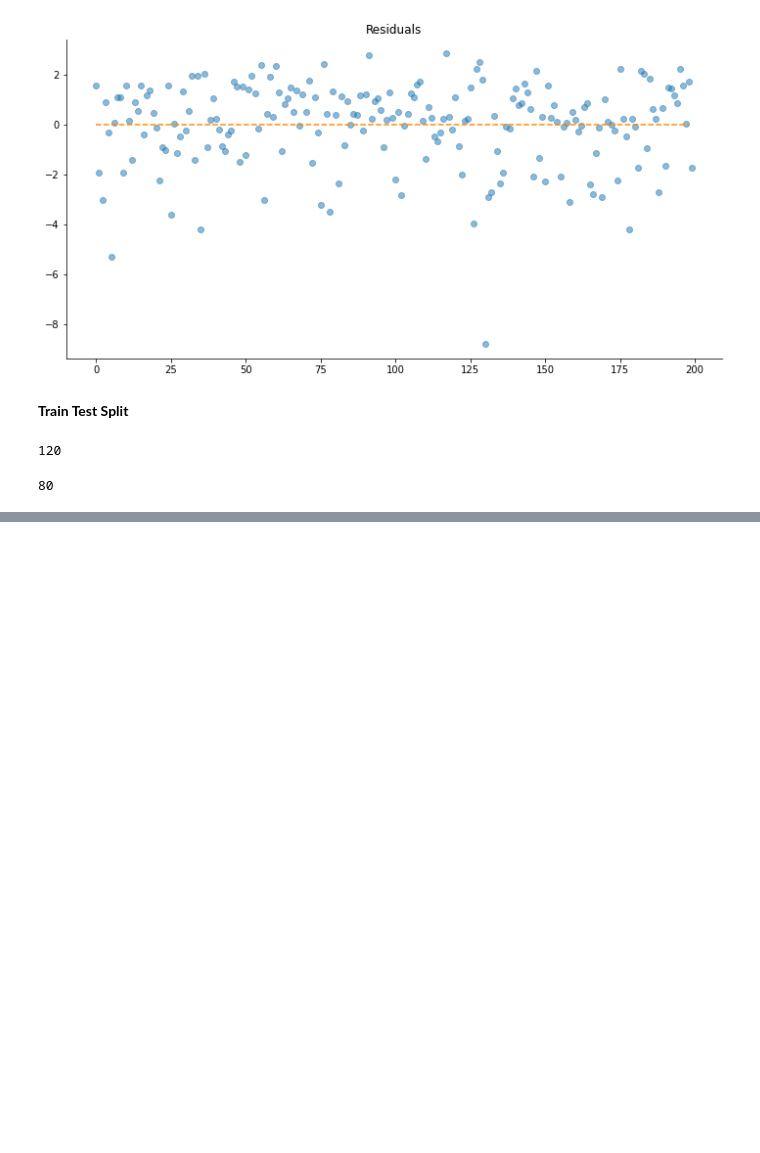
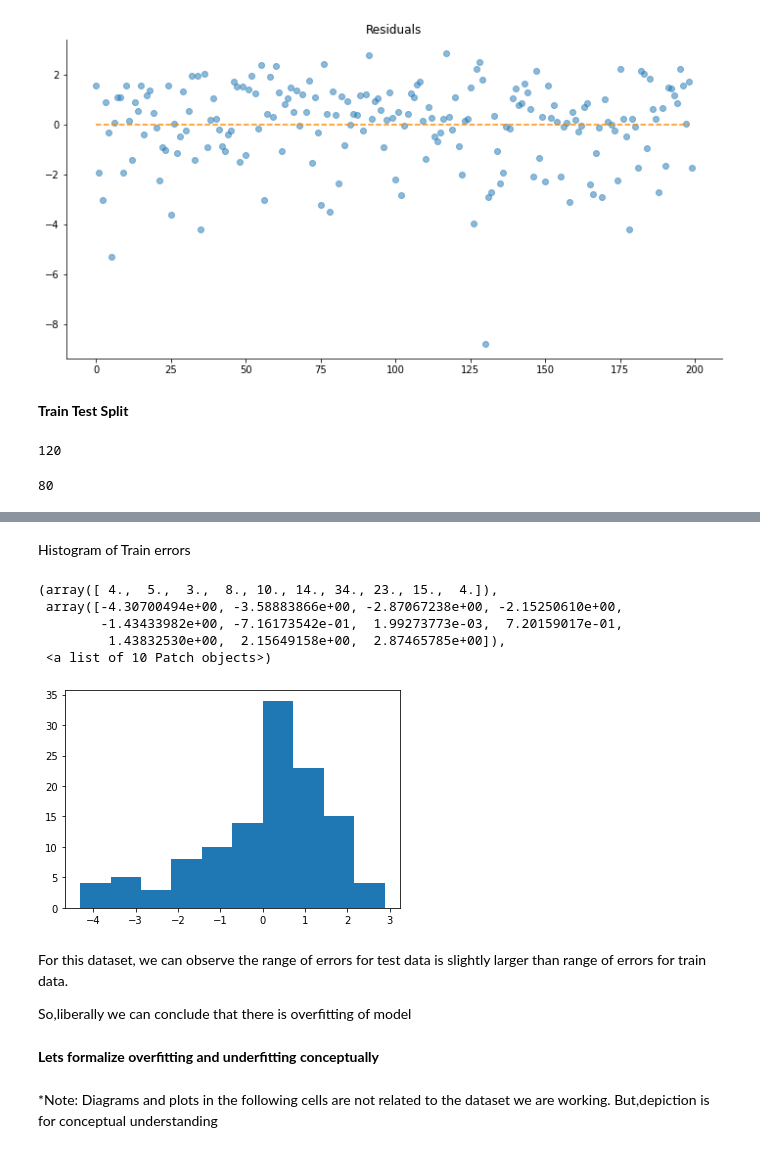
Before and after one commit to chain-veerender/datascience, a Jupyter notebook: Linear_regression.ipynb, the cells around one changed output, grey strips where cells are left out. Cells and saved outputs as stored; diff of their text form; code cells hidden in the pictures; blank space fills up the shorter version.

```diff
--- a/Linear_regression.ipynb
+++ b/Linear_regression.ipynb
@@ -754,0 +796,3 @@ df.head()
+# %%
+y_pred_train = sm_model.predict(X_train)
+residuals_train = y_train - y_pred_train
@@ -754,0 +830,20 @@ df.head()
+# %% [markdown]
+Histogram of Train errors
+# %%
+counts, bins = np.histogram(residuals_train)
+plt.hist(bins[:-1], bins, weights=counts)
+# %% [output]
+(array([ 4.,  5.,  3.,  8., 10., 14., 34., 23., 15.,  4.]),
+ array([-4.30700494e+00, -3.58883866e+00, -2.87067238e+00, -2.15250610e+00,
+        -1.43433982e+00, -7.16173542e-01,  1.99273773e-03,  7.20159017e-01,
+         1.43832530e+00,  2.15649158e+00,  2.87465785e+00]),
+ <a list of 10 Patch objects>)
+[figure, added]
+# %% [markdown]
+For this dataset, we can observe the range of errors for test data is slightly larger than range of errors for train data.
+
+So,liberally we can conclude that there is overfitting of model
+# %% [markdown]
+**Lets formalize overfitting and underfitting conceptually**
+# %% [markdown]
+*Note: Diagrams and plots in the following cells are not related to the dataset we are working. But,depiction is for conceptual understanding
```
Also changed, not shown: parts of 41 cells of this notebook.
